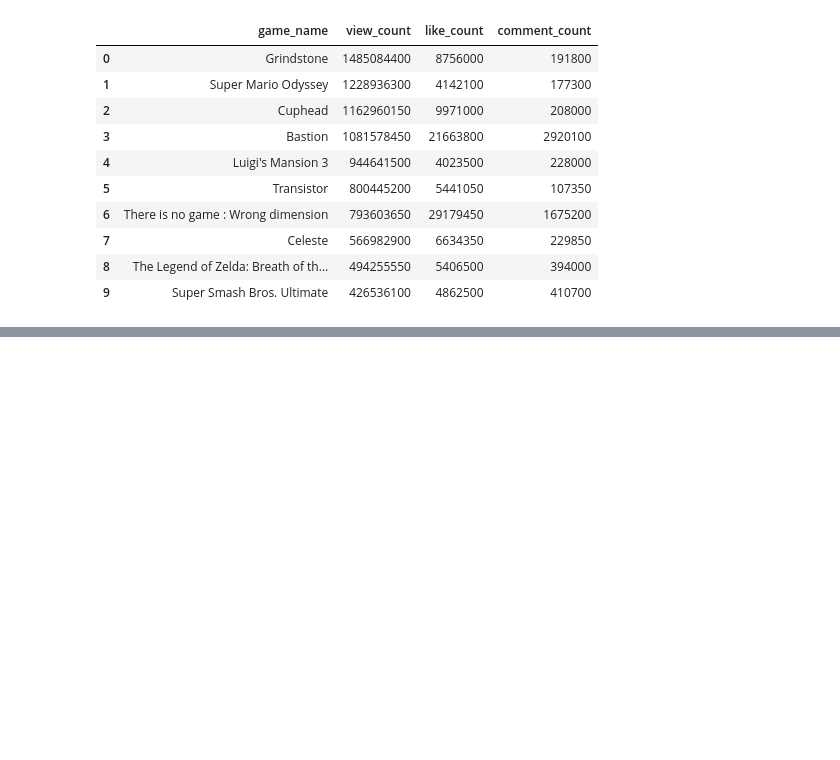
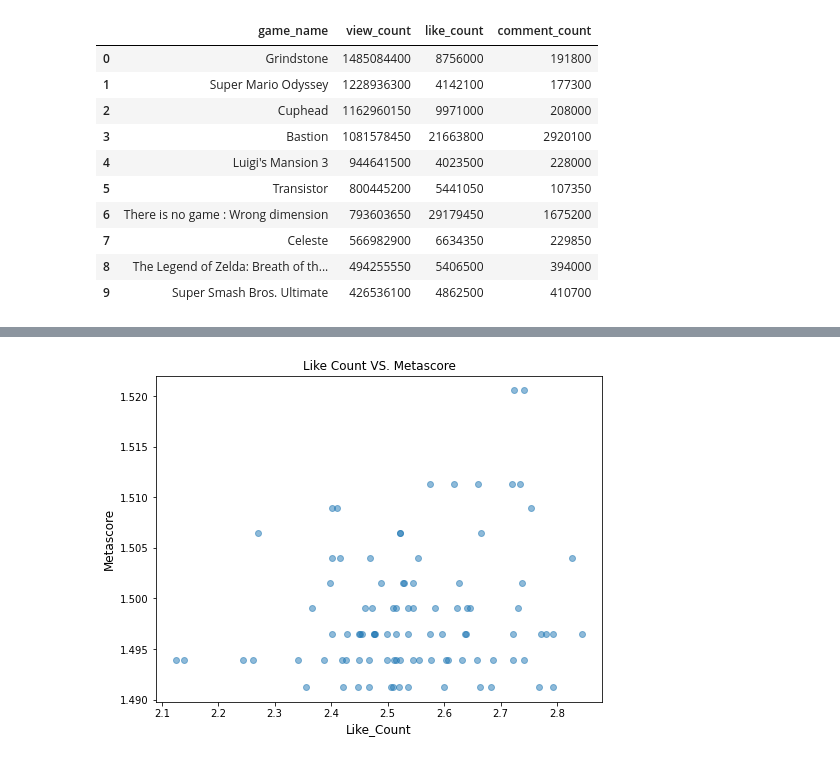
Before and after one commit to dmiao123/DE-Individual-, a Jupyter notebook: Python Work/DE Individual .ipynb, the cells around one changed output, grey strips where cells are left out. Cells and saved outputs as stored; diff of their text form; code cells hidden in the pictures; blank space fills up the shorter version.

```diff
--- a/Python Work/DE Individual .ipynb
+++ b/Python Work/DE Individual .ipynb
@@ -1390,0 +1723,16 @@ pd.read_sql('''
+# %%
+# 2. Scatter
+
+LIKE_COUNT = GAME['like_count']
+METASCORE = GAME['metascore']
+
+fig = plt.figure(figsize=(8, 6))
+
+plt.xlabel('Like_Count',fontsize=12)
+plt.ylabel('Metascore',fontsize=12)
+plt.scatter(LIKE_COUNT, METASCORE, alpha=0.5)
+plt.title('Like Count VS. Metascore',fontsize=12)
+
+plt.show()
+# %% [output]
+[figure, added]
```
Also changed, not shown: parts of 46 cells of this notebook.
